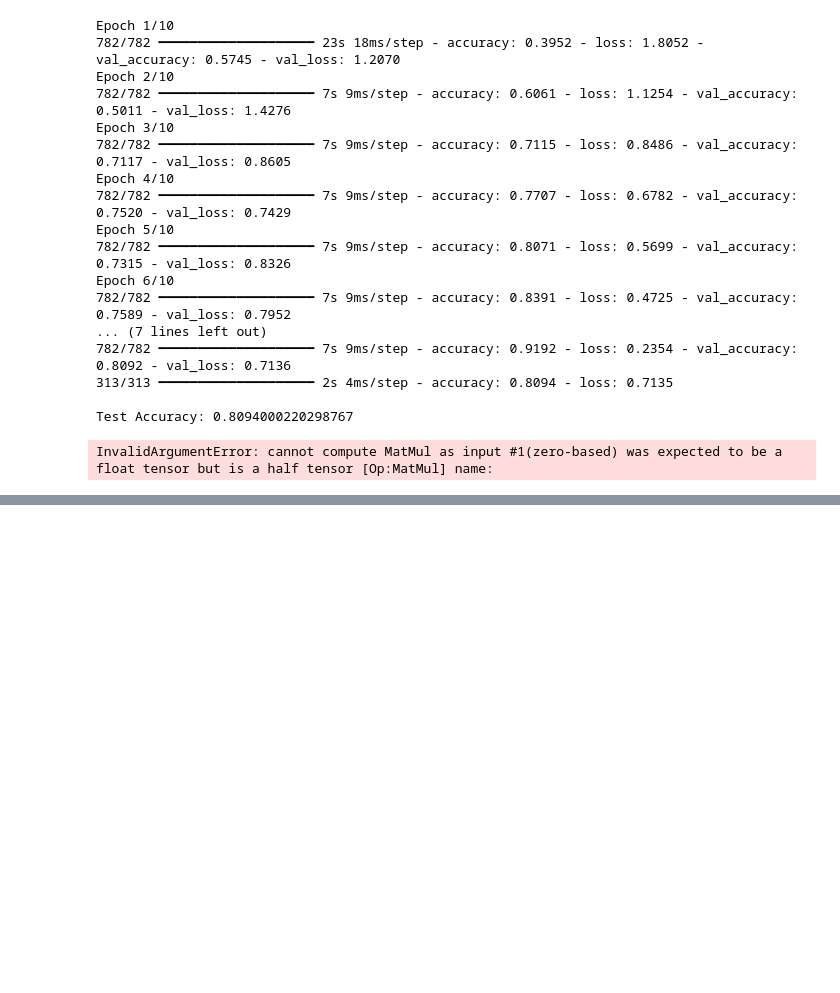
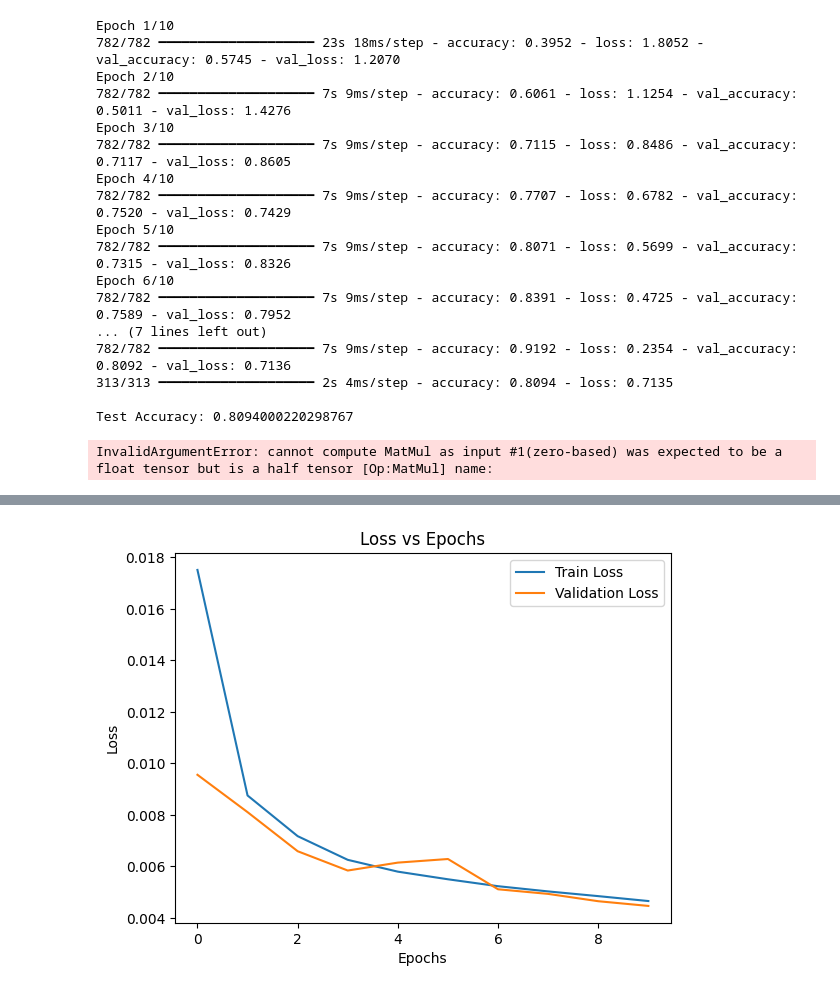
Before and after one commit to SHASHANK8412/DL-Lab, a Jupyter notebook: DL_LAB.ipynb, the cells around one changed output, grey strips where cells are left out. Saved outputs shown, nothing was run; the diff lists cells and outputs as text; code cells hidden in the pictures; blank space fills up the shorter version.

```diff
--- a/DL_LAB.ipynb
+++ b/DL_LAB.ipynb
@@ -2386,0 +2389,94 @@ InvalidArgumentError: cannot compute MatMul as input #1(zero-based) was expected
+# %%
+# ================= AUTOENCODER ON CIFAR-10 =================
+
+import tensorflow as tf
+import numpy as np
+import matplotlib.pyplot as plt
+from tensorflow.keras import layers, models
+from tensorflow.keras.datasets import cifar10
+
+# ---------------- 1. Load Dataset ----------------
+(x_train, _), (x_test, _) = cifar10.load_data()
+
+# Normalize data (0 to 1)
+x_train = x_train.astype("float32") / 255.0
+x_test = x_test.astype("float32") / 255.0
+
+print("Training shape:", x_train.shape)
+print("Testing shape:", x_test.shape)
+
+# ---------------- 2. Build Encoder ----------------
+encoder = models.Sequential(name="Encoder")
+
+encoder.add(layers.Input(shape=(32, 32, 3)))
+
+encoder.add(layers.Conv2D(32, (3,3), activation='relu', padding='same'))
+encoder.add(layers.MaxPooling2D((2,2), padding='same'))  # 16x16
+
+encoder.add(layers.Conv2D(64, (3,3), activation='relu', padding='same'))
+encoder.add(layers.MaxPooling2D((2,2), padding='same'))  # 8x8
+
+encoder.add(layers.Conv2D(128, (3,3), activation='relu', padding='same'))
+encoder.add(layers.MaxPooling2D((2,2), padding='same'))  # 4x4
+
+# ---------------- 3. Build Decoder ----------------
+decoder = models.Sequential(name="Decoder")
+
+decoder.add(layers.Input(shape=(4, 4, 128)))
+
+decoder.add(layers.Conv2DTranspose(128, (3,3), strides=2, padding='same', activation='relu'))  # 8x8
+decoder.add(layers.Conv2DTranspose(64, (3,3), strides=2, padding='same', activation='relu'))   # 16x16
+decoder.add(layers.Conv2DTranspose(32, (3,3), strides=2, padding='same', activation='relu'))   # 32x32
+
+decoder.add(layers.Conv2D(3, (3,3), activation='sigmoid', padding='same'))
+
+# ---------------- 4. Combine Autoencoder ----------------
+autoencoder = models.Sequential([encoder, decoder])
+
+# ---------------- 5. Compile ----------------
+autoencoder.compile(
+    optimizer='adam',
+    loss='mse'
+)
+
+autoencoder.summary()
+
+# ---------------- 6. Train ----------------
+history = autoencoder.fit(
+    x_train, x_train,        # input = output
+    epochs=10,
+    batch_size=128,
+    validation_data=(x_test, x_test)
+)
+
+# ---------------- 7. Plot Loss Graph ----------------
+plt.plot(history.history['loss'], label='Train Loss')
+plt.plot(history.history['val_loss'], label='Validation Loss')
+plt.title("Loss vs Epochs")
+plt.xlabel("Epochs")
+plt.ylabel("Loss")
+plt.legend()
+plt.show()
+
+# ---------------- 8. Reconstruction ----------------
+decoded_imgs = autoencoder.predict(x_test[:10])
+
+# ---------------- 9. Visualization ----------------
+plt.figure(figsize=(12,4))
+
+# Original Images
+for i in range(10):
+    plt.subplot(2,10,i+1)
+    plt.imshow(x_test[i])
+    plt.title("Original")
+    plt.axis('off')
+
+# Reconstructed Images
+for i in range(10):
+    plt.subplot(2,10,i+11)
+    plt.imshow(decoded_imgs[i])
+    plt.title("Reconstructed")
+    plt.axis('off')
+
+plt.show()
+# %% [output]
@@ -2386,0 +2518 @@ InvalidArgumentError: cannot compute MatMul as input #1(zero-based) was expected
+[figure, added]
```
Also changed, not shown: parts of 11 cells of this notebook.
